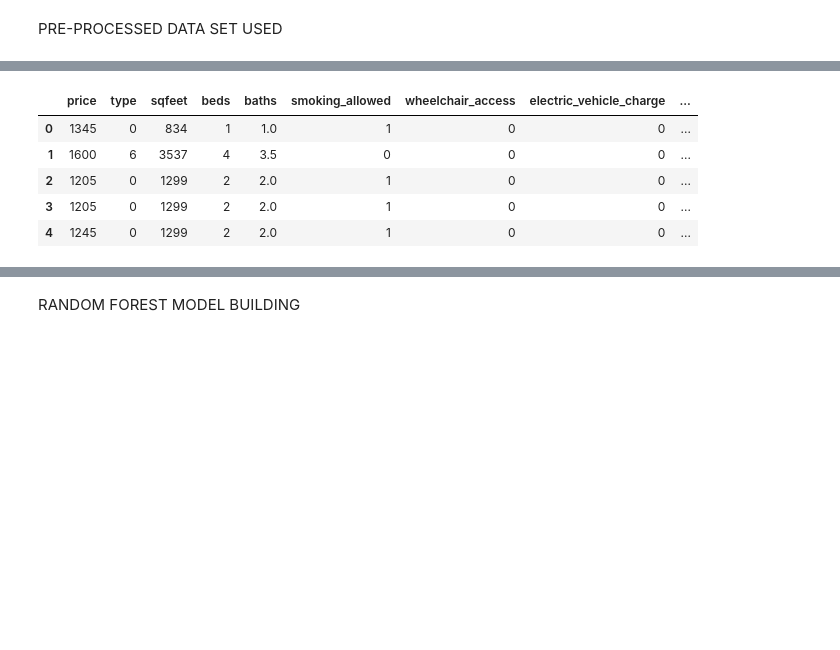
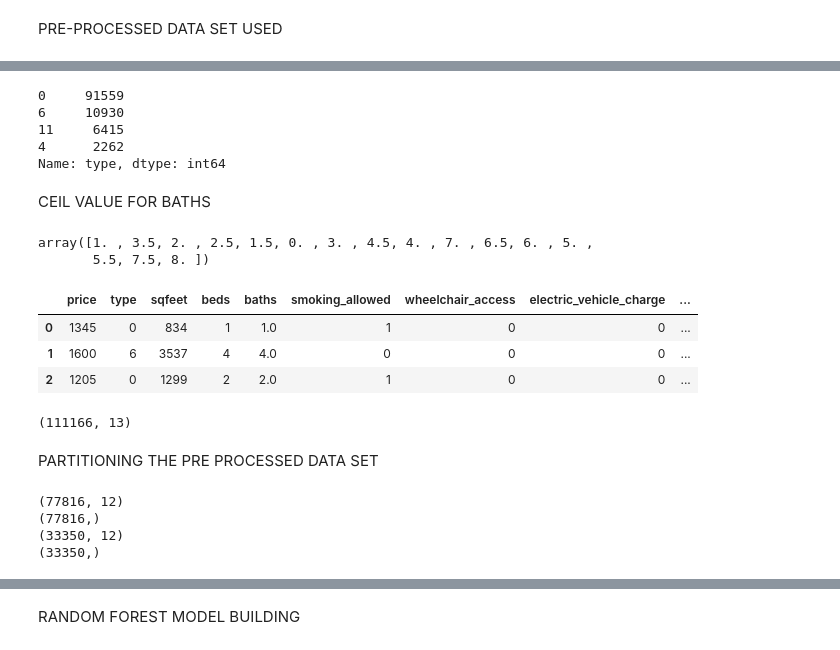
Before and after one commit to Krishan-Shehan/FDM_Mini_Project, a Jupyter notebook: random_forest.ipynb, the cells around one changed output, grey strips where cells are left out. Cells and saved outputs as stored; diff of their text form; code cells hidden in the pictures; blank space fills up the shorter version.

```diff
--- a/random_forest.ipynb
+++ b/random_forest.ipynb
@@ -11,9 +39,35 @@ df = pd.read_csv("E:/SLIIT/3RD YEAR 2ND SEM/Fundamentals of Data Mining/GIT-FDM/
+# %%
+df.drop(df.index[df['type'] == 8], inplace = True)
+# %%
+df.drop(df.index[df['type'] == 7], inplace = True)
+# %%
+df.drop(df.index[df['type'] == 1], inplace = True)
+# %%
+df['type'].value_counts()
+# %% [output]
+0     91559
+6     10930
+11     6415
+4      2262
+Name: type, dtype: int64
+# %% [markdown]
+CEIL VALUE FOR BATHS
+# %%
+df.baths.unique()
+# %% [output]
+array([1. , 3.5, 2. , 2.5, 1.5, 0. , 3. , 4.5, 4. , 7. , 6.5, 6. , 5. ,
+       5.5, 7.5, 8. ])
+# %%
+# using np.ceil to round to
+df['baths'] = df['baths'].apply(np.ceil)
 # %%
-df.head(5)
+df.head(3)
 # %% [output]
 |  | price | type | sqfeet | beds | baths | smoking_allowed | wheelchair_access | electric_vehicle_charge | ... |
 | 0 | 1345 | 0 | 834 | 1 | 1.0 | 1 | 0 | 0 | ... |
-| 1 | 1600 | 6 | 3537 | 4 | 3.5 | 0 | 0 | 0 | ... |
+| 1 | 1600 | 6 | 3537 | 4 | 4.0 | 0 | 0 | 0 | ... |
 | 2 | 1205 | 0 | 1299 | 2 | 2.0 | 1 | 0 | 0 | ... |
-| 3 | 1205 | 0 | 1299 | 2 | 2.0 | 1 | 0 | 0 | ... |
-| 4 | 1245 | 0 | 1299 | 2 | 2.0 | 1 | 0 | 0 | ... |
+# %%
+df.shape
+# %% [output]
+(111166, 13)
@@ -19,0 +76,2 @@ df.head(5)
+# %% [markdown]
+PARTITIONING THE PRE PROCESSED DATA SET
@@ -19,0 +87,10 @@ df.head(5)
+# %%
+print(X_train.shape)
+print(y_train.shape)
+print(X_test.shape)
+print(y_test.shape)
+# %% [output]
+(77816, 12)
+(77816,)
+(33350, 12)
+(33350,)
```
Also changed, not shown: parts of 25 cells of this notebook.
